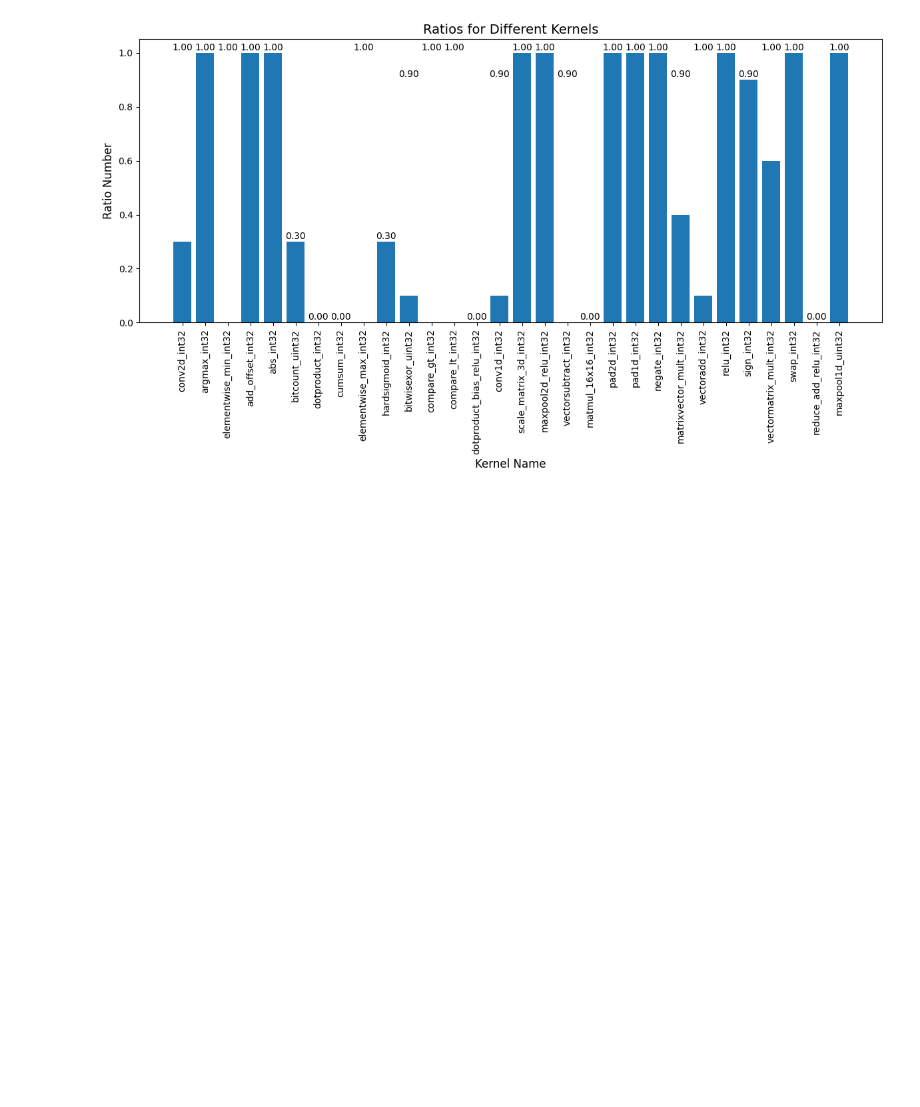
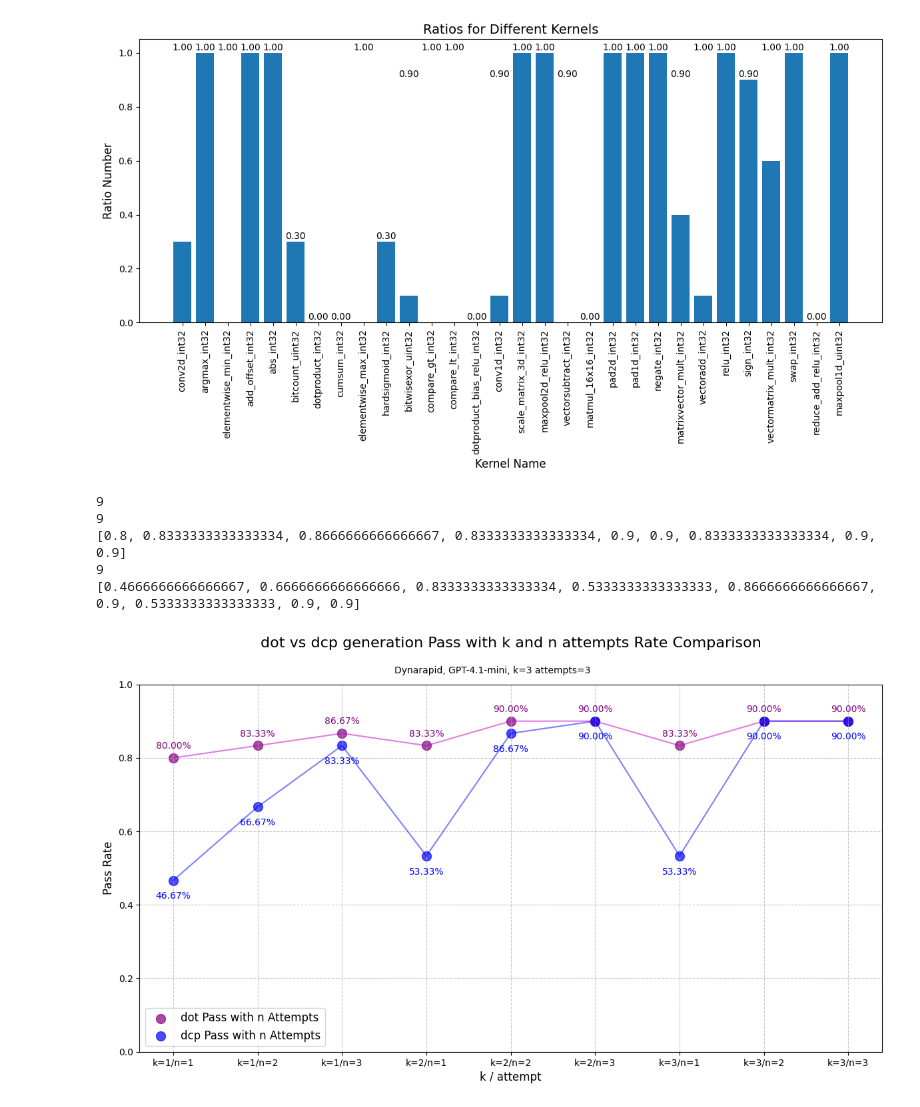
Before and after one commit to byuccl/HLS-FAB, a Jupyter notebook: results/data_analysis/data_analysis.ipynb, the cells around one changed output. Drawn from its saved outputs; the diff is of its cells as text; code cells hidden in the pictures; blank space fills up the shorter version.

Commit message:
analyzing data for dynarapid

```diff
--- a/results/data_analysis/data_analysis.ipynb
+++ b/results/data_analysis/data_analysis.ipynb
@@ -1274,3 +1285,77 @@ plt.tight_layout()
 plt.show()
 # %% [output]
 [figure]
+# %%
+df_dynarapid_gpt_41_mini_k3_a3 = pd.read_csv('dynarapid_gpt-4.1-mini_k3_attempts3.csv')
+
+
+
+attempt_values = 3
+k_values = 3
+total_values = attempt_values * k_values
+x_values = ["k=1/n=1", "k=1/n=2","k=1/n=3","k=2/n=1","k=2/n=2","k=2/n=3","k=3/n=1","k=3/n=2","k=3/n=3"]
+dot_pass_rates = []
+dcp_pass_rates = []
+
+
+dot_rates = calculate_has_dot_at_k(df_dynarapid_gpt_41_mini_k3_a3, k_value=3, a_value=3, iteration_column="pass@k", iteration_col2="attempt")
+dcp_rates = calculate_has_dcp_at_k(df_dynarapid_gpt_41_mini_k3_a3, k_value=3, a_value=3, iteration_column="pass@k", iteration_col2="attempt")
+
+print(len(x_values))
+print(len(dot_rates))
+print(dot_rates)
+print(len(dcp_rates))
+print(dcp_rates)
+# Create the comparison plot
+fig, ax = plt.subplots(figsize=(12, 7))
+
+# Plot both sets of points
+ax.scatter(x_values, dot_rates, s=100, color='purple', alpha=0.7, label='dot Pass with n Attempts')
+ax.scatter(x_values, dcp_rates, s=100, color='blue', alpha=0.7, label='dcp Pass with n Attempts')
+
+# Add lines connecting the points
+ax.plot(x_values, dot_rates, 'm-', alpha=0.5)
+ax.plot(x_values, dcp_rates, 'b-', alpha=0.5)
+
+# Add labels for each point
+for k, rate in zip(x_values, dot_rates):
+    ax.annotate(f'{rate:.2%}',
+                (k, rate),
+                textcoords="offset points",
+                xytext=(0, 10),
+                ha='center',
+                color='purple')
+
+for k, rate in zip(x_values, dcp_rates):
+    ax.annotate(f'{rate:.2%}',
+                (k, rate),
+                textcoords="offset points",
+                xytext=(0, -20),
+                ha='center',
+                color='blue')
+
+# Customize the plot
+ax.set_xlabel('k / attempt', fontsize=12)
+ax.set_ylabel('Pass Rate', fontsize=12)
+ax.set_title('dot vs dcp generation Pass with k and n attempts Rate Comparison', fontsize=16, pad=40)
+ax.set_xticks(x_values)
+ax.grid(True, linestyle='--', alpha=0.7)
+ax.legend(fontsize=12)
+
+# Set y-axis limit to include both lines with some padding
+max_rate = max(max(dot_rates) if dot_rates else 0,
+               max(dcp_rates) if dcp_rates else 0)
+ax.set_ylim(0, min(1.0, max_rate * 1.2))
+
+# Add a subtitle
+plt.figtext(0.5, 0.9, 'Dynarapid, GPT-4.1-mini, k=3 attempts=3', fontsize=10, ha='center')
+
+plt.tight_layout()
+plt.show()
+# %% [output]
+9
+9
+[0.8, 0.8333333333333334, 0.8666666666666667, 0.8333333333333334, 0.9, 0.9, 0.8333333333333334, 0.9, 0.9]
+9
+[0.4666666666666667, 0.6666666666666666, 0.8333333333333334, 0.5333333333333333, 0.8666666666666667, 0.9, 0.5333333333333333, 0.9, 0.9]
+[figure, added]
```
Also changed, not shown: parts of 1 cell of this notebook, 1 other file.
